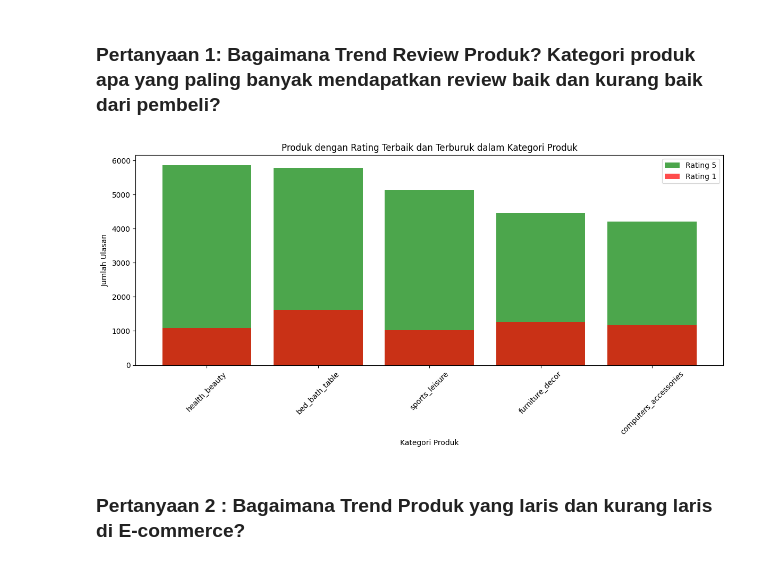
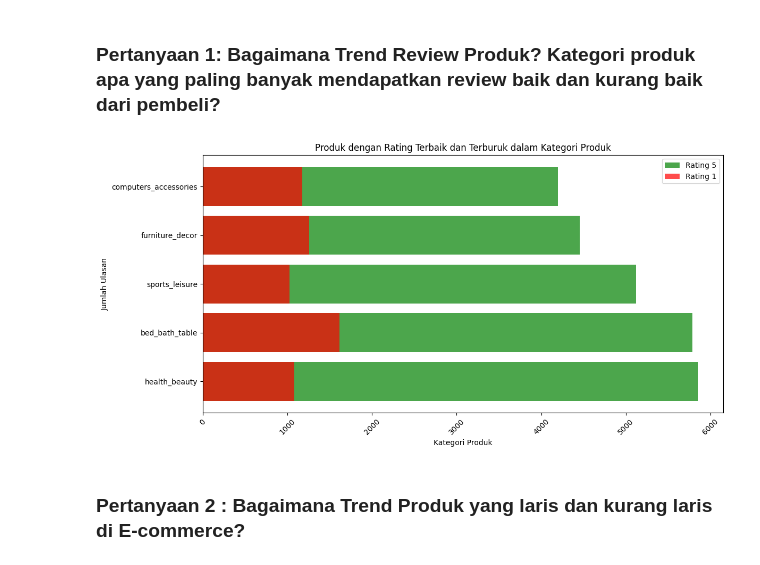
Before and after one commit to anwarJIHAD/E-Commerce-Data-Analysis-Python, a Jupyter notebook: E_Commerce_Study_Case.ipynb, the cells around one changed output. Drawn from its saved outputs; the diff is of its cells as text; code cells hidden in the pictures.

```diff
--- a/E_Commerce_Study_Case.ipynb
+++ b/E_Commerce_Study_Case.ipynb
@@ -861,22 +831,22 @@ value_price_per_year
 # %%
 # Membuat plot bar untuk best_review
 plt.figure(figsize=(12, 6))
-plt.bar(best_review['product_category_name_english'], best_review['count'], color='green', alpha=0.7, label='Rating 5')
+plt.barh(best_review['product_category_name_english'], best_review['count'], color='green', alpha=0.7, label='Rating 5')
 
 # Membuat plot bar untuk worst_review
-plt.bar(worst_review['product_category_name_english'], worst_review['count'], color='red', alpha=0.7, label='Rating 1')
+plt.barh(worst_review['product_category_name_english'], worst_review['count'], color='red', alpha=0.7, label='Rating 1')
 
 plt.xlabel('Kategori Produk')
 plt.ylabel('Jumlah Ulasan')
 plt.title('Produk dengan Rating Terbaik dan Terburuk dalam Kategori Produk')
 plt.xticks(rotation=45)
 plt.legend()
 
 # Menampilkan plot
 plt.tight_layout()
 plt.show()
 # %% [output]
-[figure, old version]
+[figure, new version]
 # %% [markdown]
 ### Pertanyaan 2 : Bagaimana Trend Produk yang laris dan kurang laris di E-commerce?
 # %%
```
Also changed, not shown: parts of 31 cells of this notebook, 2 other files.
